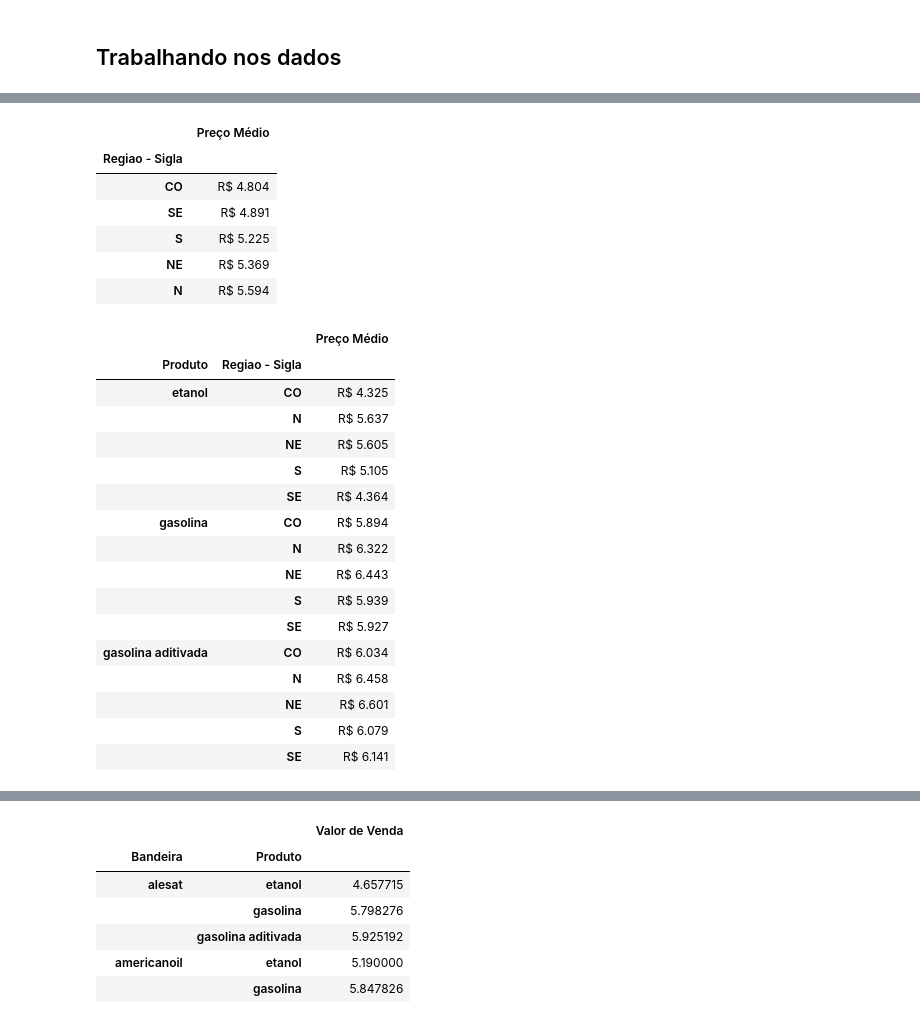
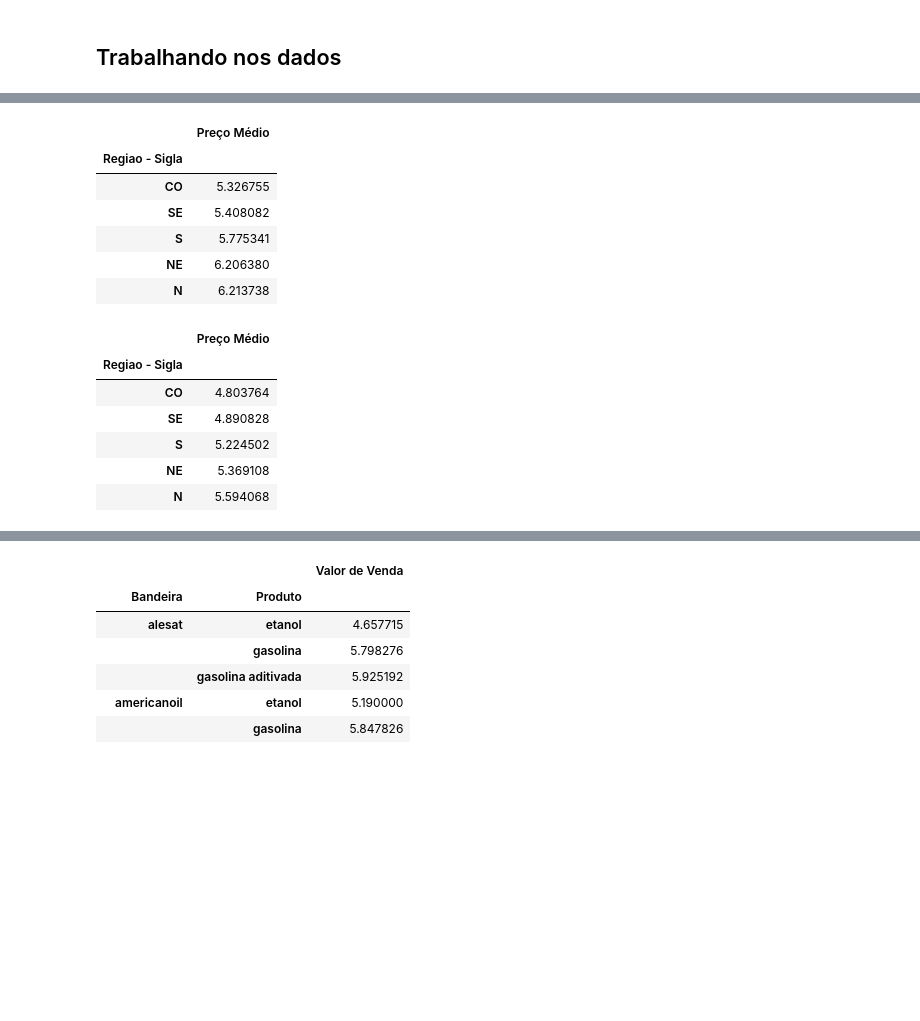
Before and after one commit to pedrorcm/Analise-Combustiveis-M4, a Jupyter notebook: main.ipynb, the cells around one changed output, grey strips where cells are left out. Drawn from its saved outputs; the diff is of its cells as text; code cells hidden in the pictures; blank space fills up the shorter version.

```diff
--- a/main.ipynb
+++ b/main.ipynb
@@ -7,0 +10,4 @@ from datetime import datetime
+# %%
+# Lendo DF em relação ao mês de Julho
+comb_jul = pd.read_csv('dados/precos-gasolina-etanol-07.csv', delimiter=';')
+comb_jul.head(1)
@@ -7,0 +17,4 @@ from datetime import datetime
+# %%
+# Lendo DF em relação ao mês de Agosto
+comb_ago = pd.read_csv('dados/precos-gasolina-etanol-08.csv', delimiter=';')
+comb_ago.head(1)
@@ -170,40 +204,21 @@ display(preco_comb_jul.sort_values(by='Preço Médio', ascending=True))
 # %%
-preco_comb_ago = comb_ago.groupby(['Regiao - Sigla']).mean()
-preco_comb_ago.columns = ['Preço Médio']
-preco_comb_ago['Preço Médio'] = preco_comb_ago['Preço Médio'].apply(formatar)
+display(preco_comb_jul.sort_values(by='Preço Médio', ascending=True))
 
 display(preco_comb_ago.sort_values(by='Preço Médio', ascending=True))
 # %% [output]
 |  | Preço Médio |
 | Regiao - Sigla |  |
-| CO | R$ 4.804 |
-| SE | R$ 4.891 |
-| S | R$ 5.225 |
-| NE | R$ 5.369 |
-| N | R$ 5.594 |
+| CO | 5.326755 |
+| SE | 5.408082 |
+| S | 5.775341 |
+| NE | 6.206380 |
+| N | 6.213738 |
+|  | Preço Médio |
+| Regiao - Sigla |  |
+| CO | 4.803764 |
+| SE | 4.890828 |
+| S | 5.224502 |
+| NE | 5.369108 |
+| N | 5.594068 |
 # %%
 # 2. Qual o preço médio da gasolina e do etanol nesses dois meses?
-# %%
-relacao_comb_preco_jul = comb_jul[['Produto','Valor de Venda', 'Regiao - Sigla']].groupby(['Produto', 'Regiao - Sigla']).mean()
-relacao_comb_preco_jul.columns = ['Preço Médio']
-relacao_comb_preco_jul['Preço Médio'] = relacao_comb_preco_jul['Preço Médio'].apply(formatar)
-
-display(relacao_comb_preco_jul.sort_values(by='Produto', ascending=True))
-# %% [output]
-|  |  | Preço Médio |
-| Produto | Regiao - Sigla |  |
-| etanol | CO | R$ 4.325 |
-|  | N | R$ 5.637 |
-|  | NE | R$ 5.605 |
-|  | S | R$ 5.105 |
-|  | SE | R$ 4.364 |
-| gasolina | CO | R$ 5.894 |
-|  | N | R$ 6.322 |
-|  | NE | R$ 6.443 |
-|  | S | R$ 5.939 |
-|  | SE | R$ 5.927 |
-| gasolina aditivada | CO | R$ 6.034 |
-|  | N | R$ 6.458 |
-|  | NE | R$ 6.601 |
-|  | S | R$ 6.079 |
-|  | SE | R$ 6.141 |
```
Also changed, not shown: parts of 68 cells of this notebook.
